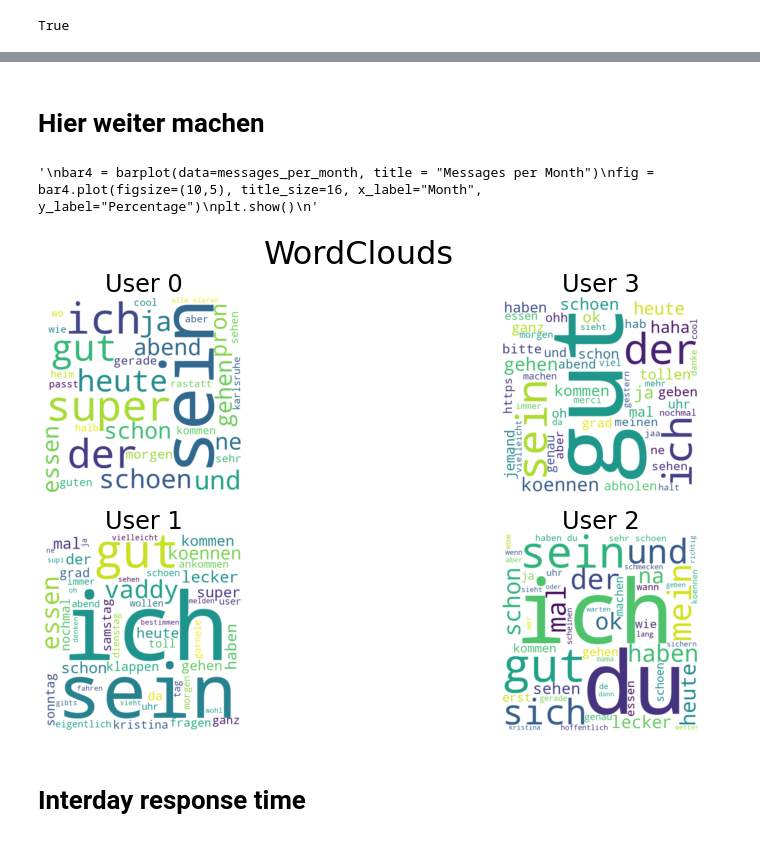
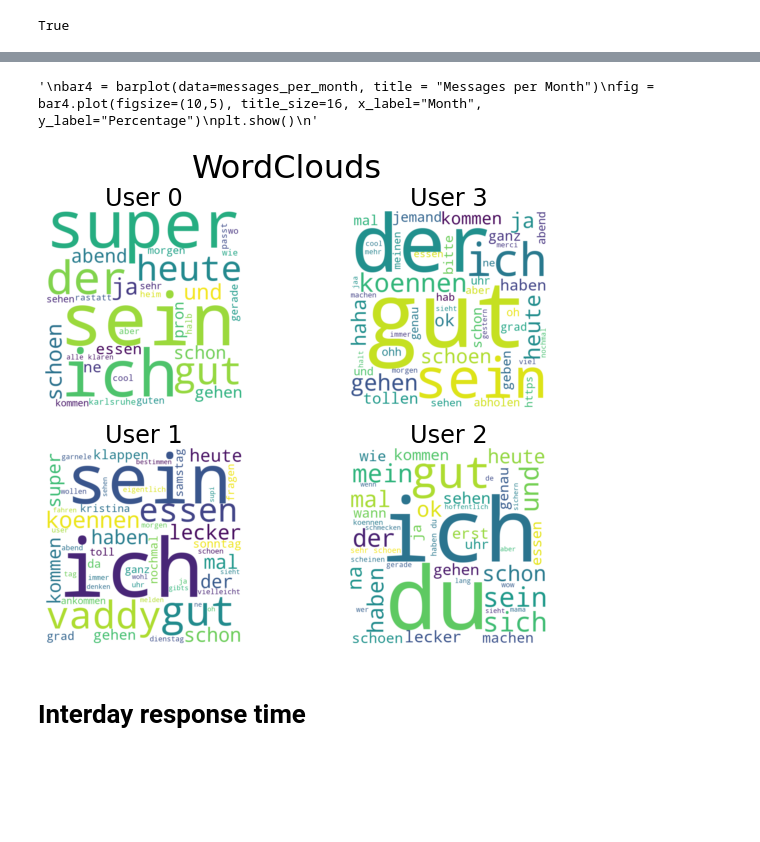
Before and after one commit to jns-rch/whatsapp-analytics, a Jupyter notebook: whatsapp-analytics.ipynb, the cells around one changed output, grey strips where cells are left out. Drawn from its saved outputs; the diff is of its cells as text; code cells hidden in the pictures; blank space fills up the shorter version.

```diff
--- a/whatsapp-analytics.ipynb
+++ b/whatsapp-analytics.ipynb
@@ -80,8 +72,6 @@ plot_data["weekday"] = map_datetime(plot_data["weekday"], "week")
 
 bar2 = P.barplot(data=plot_data, x="weekday",y="text_length", title_text="Average text length per weekday", xaxis_title="weekday", yaxis_title="Text length",xtickvals=plot_data["weekday"])
 bar2.show()
-# %% [markdown]
-# Hier weiter machen
 # %%
 plot_data = pd.DataFrame()
 plot_data["messages"] = df.groupby(['weekday']).count()['message'] / len(df.groupby(['weekday']).count().index)
@@ -125,10 +115,10 @@ bar5 = P.barplot(data=plot_data, x="emoji", y="count", color="person", barmode="
 bar5.show()
 # %%
 word_clouds1 = word_clouds_plot(data=df, title = "WordClouds")
-fig = word_clouds1.plot(figsize=(15,8), title_size=32)
+fig = word_clouds1.plot(figsize=(10,8), title_size=32)
 plt.show()
 # %% [output]
-[figure, old version]
+[figure, new version]
 # %% [markdown]
 # Interday response time
 # %%
```
Also changed, not shown: parts of 2 cells of this notebook, 3 other files.
